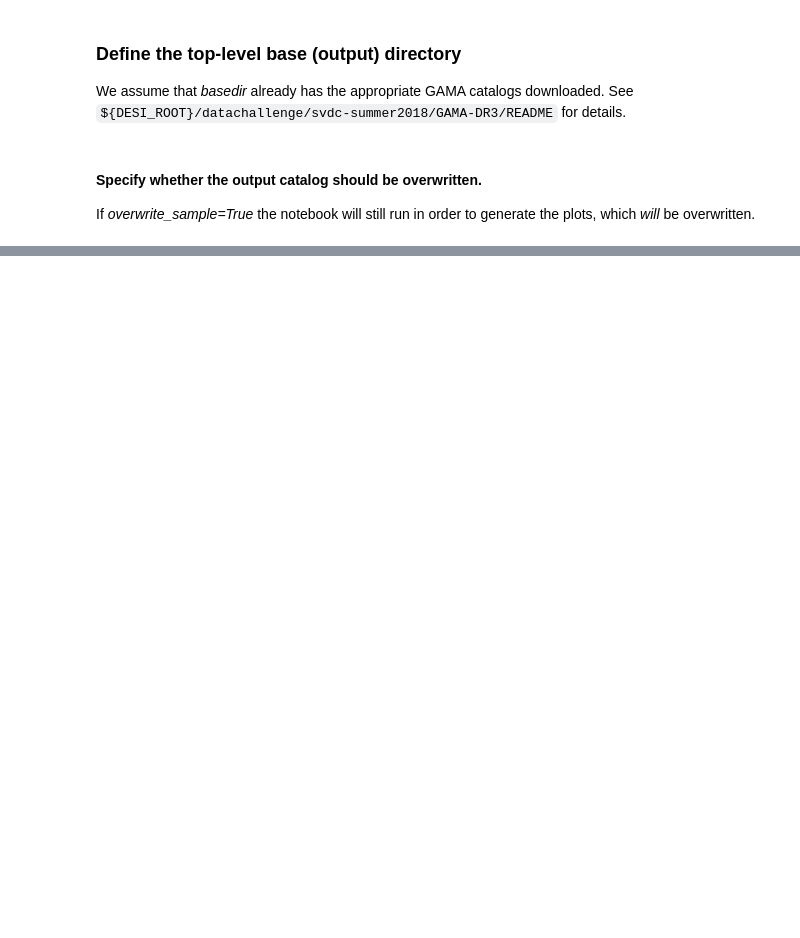
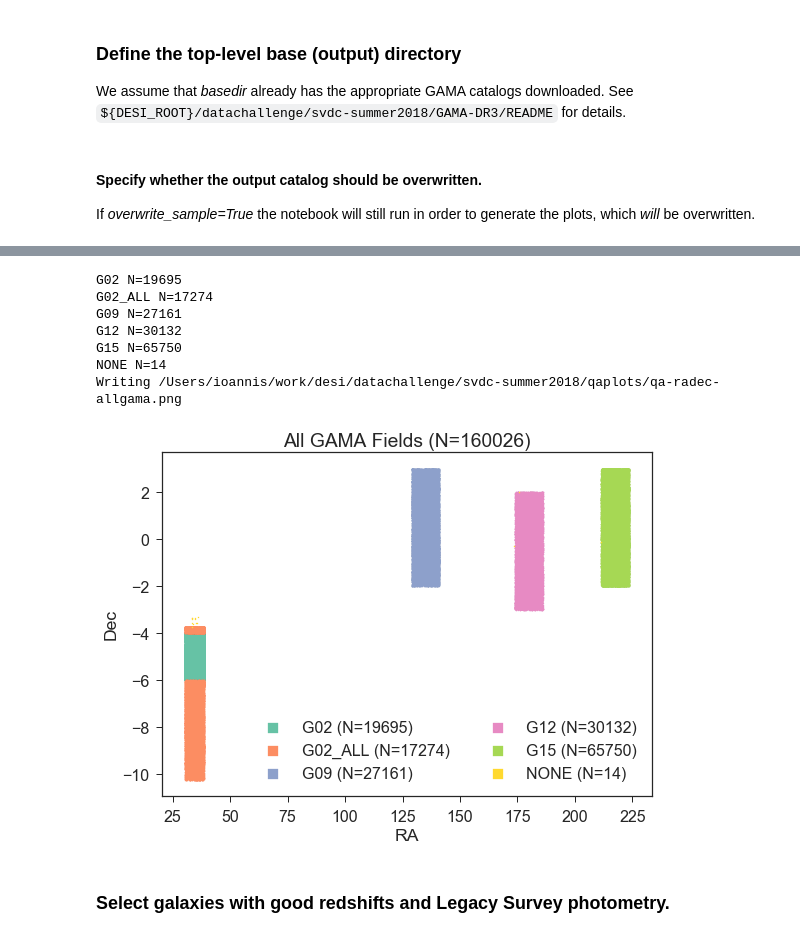
Before and after one commit to michaelJwilson/survey-validation, a Jupyter notebook: svdc-summer2018/bgs-gama-sample.ipynb, the cells around one changed output, grey strips where cells are left out. Drawn from its saved outputs; the diff is of its cells as text; code cells hidden in the pictures; blank space fills up the shorter version.

```diff
--- a/svdc-summer2018/bgs-gama-sample.ipynb
+++ b/svdc-summer2018/bgs-gama-sample.ipynb
@@ -14,6 +14,9 @@ import matplotlib.pyplot as plt
 from astropy.table import Table, hstack, Column
 from astropy.io import fits
 import fitsio
+# %%
+import seaborn as sns
+sns.set(style='ticks', font_scale=1.6, palette='Set2')
 # %%
 %matplotlib inline
 # %%
@@ -306,0 +186,31 @@ def read_legacysurvey_gama(faintcut=20, overwrite=False):
+# %%
+def qa_radec_allgama(allgama, overwrite=False):
+    fig, ax = plt.subplots(figsize=(8, 6))
+    for field in sorted(set(allgama['FIELD'])):
+        these = field == allgama['FIELD']
+        print('{} N={}'.format(field, np.sum(these)))
+        label = '{} (N={})'.format(field, np.sum(these))
+        ax.scatter(allgama['RA'][these], allgama['DEC'][these], s=1,
+                   marker='s', label=label)
+    ax.set_xlabel('RA')
+    ax.set_ylabel('Dec')
+    ax.legend(loc='lower right', markerscale=10, ncol=2)
+    ax.set_title('All GAMA Fields (N={})'.format(len(allgama)))
+    fig.tight_layout()
+    if overwrite:
+        pngfile = os.path.join(basedir, 'qaplots', 'qa-radec-allgama.png')
+        print('Writing {}'.format(pngfile))
+        fig.savefig(pngfile)
+# %%
+qa_radec_allgama(allgama, overwrite=overwrite_sample)
+# %% [output]
+G02 N=19695
+G02_ALL N=17274
+G09 N=27161
+G12 N=30132
+G15 N=65750
+NONE N=14
+Writing /Users/ioannis/work/desi/datachallenge/svdc-summer2018/qaplots/qa-radec-allgama.png
+[figure, added]
+# %% [markdown]
+### Select galaxies with good redshifts and Legacy Survey photometry.
```
Also changed, not shown: parts of 23 cells of this notebook.
